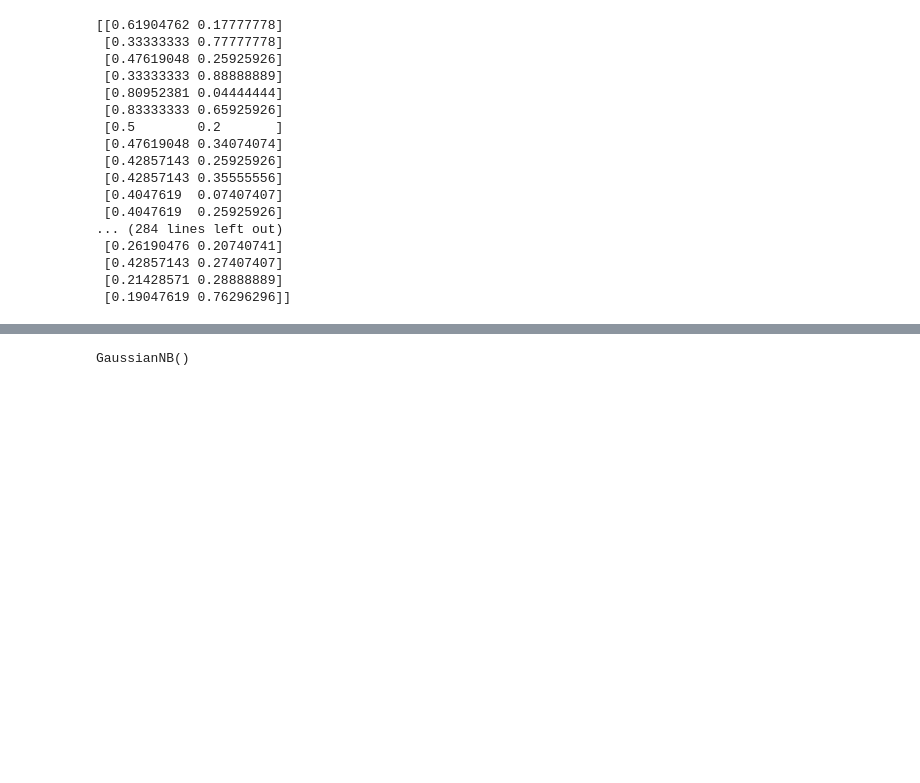
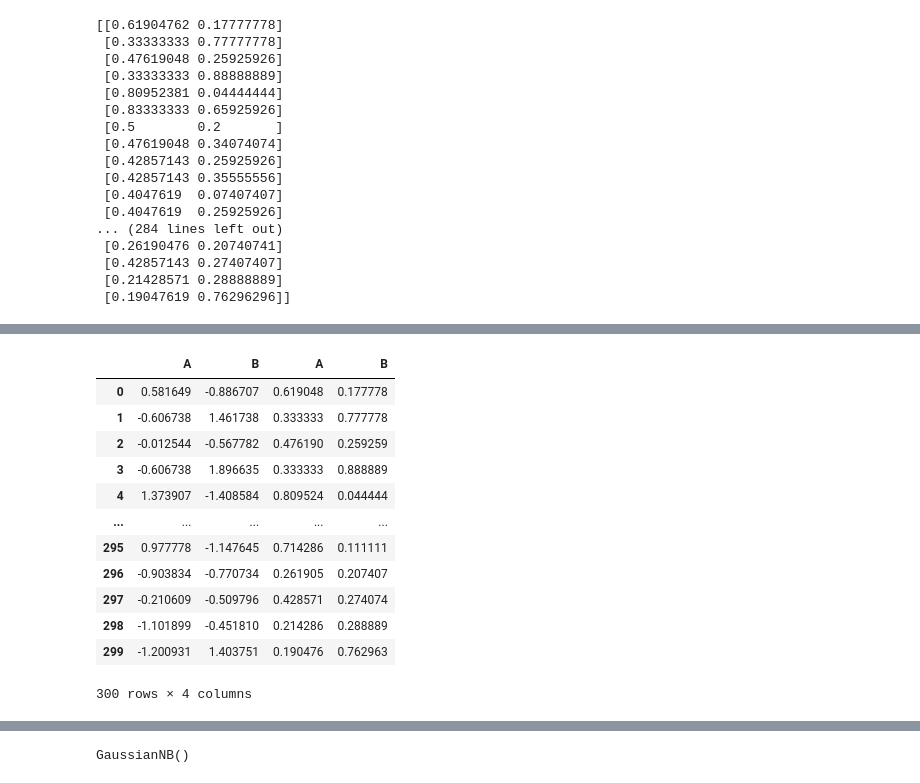
Before and after one commit to sathwika96/AI-AND-ML, a Jupyter notebook: NAIVE_BAYESIAN-2.ipynb, the cells around one changed output, grey strips where cells are left out. Drawn from its saved outputs; the diff is of its cells as text; code cells hidden in the pictures; blank space fills up the shorter version.

```diff
--- a/NAIVE_BAYESIAN-2.ipynb
+++ b/NAIVE_BAYESIAN-2.ipynb
@@ -92,0 +112,17 @@ print(xtrain)
+# %%
+df1=pd.concat([pd.DataFrame(x_train1,columns=['A','B']),pd.DataFrame(x_train2,columns=['A','B'])],axis=1)
+df1
+# %% [output]
+|  | A | B | A | B |
+| 0 | 0.581649 | -0.886707 | 0.619048 | 0.177778 |
+| 1 | -0.606738 | 1.461738 | 0.333333 | 0.777778 |
+| 2 | -0.012544 | -0.567782 | 0.476190 | 0.259259 |
+| 3 | -0.606738 | 1.896635 | 0.333333 | 0.888889 |
+| 4 | 1.373907 | -1.408584 | 0.809524 | 0.044444 |
+| ... | ... | ... | ... | ... |
+| 295 | 0.977778 | -1.147645 | 0.714286 | 0.111111 |
+| 296 | -0.903834 | -0.770734 | 0.261905 | 0.207407 |
+| 297 | -0.210609 | -0.509796 | 0.428571 | 0.274074 |
+| 298 | -1.101899 | -0.451810 | 0.214286 | 0.288889 |
+| 299 | -1.200931 | 1.403751 | 0.190476 | 0.762963 |
+300 rows × 4 columns
```
Also changed, not shown: parts of 9 cells of this notebook.
